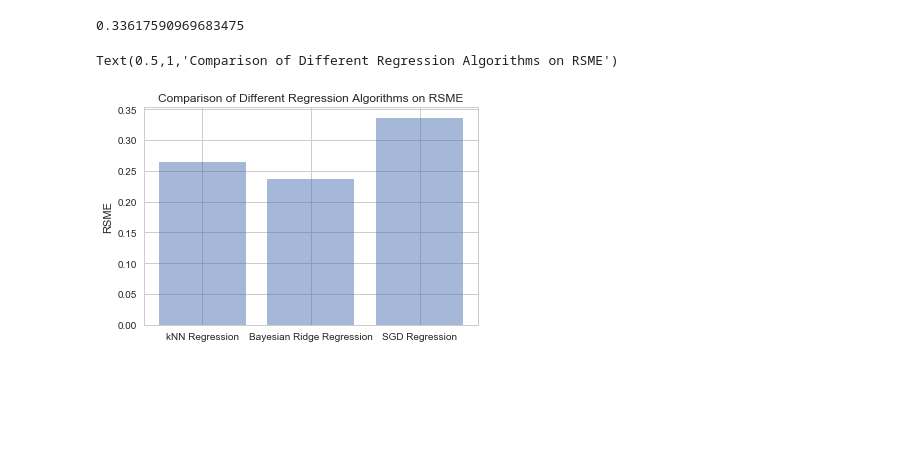
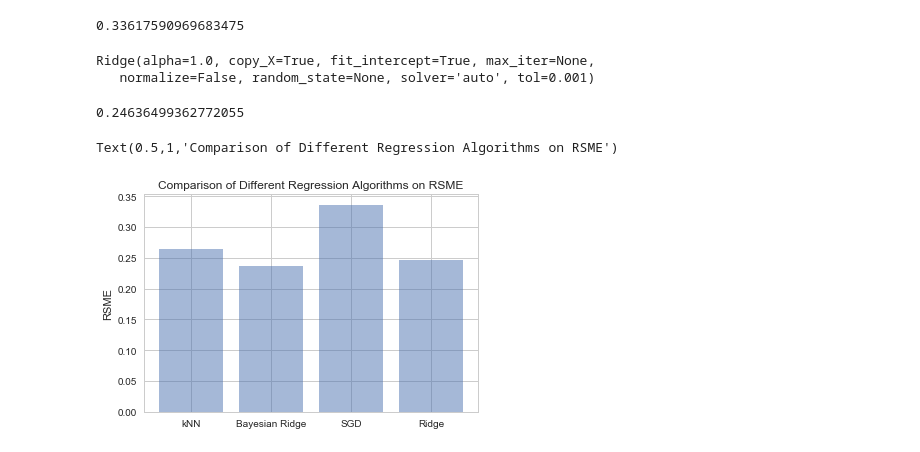
Before and after one commit to Bruce-Decker/CMPE255_GroupProject, a Jupyter notebook: Term_Project.ipynb, the cells around one changed output. Cells and saved outputs as stored; diff of their text form; code cells hidden in the pictures; blank space fills up the shorter version.

```diff
--- a/Term_Project.ipynb
+++ b/Term_Project.ipynb
@@ -214,7 +214,7 @@ it = 0
 for k in range(10):
     it += 1000000
 
-    clf = linear_model.SGDRegressor(max_iter = it, tol = 1e-3)
+    clf = linear_model.SGDRegressor(penalty = 'l1', max_iter = it, tol = 1e-3)
     clf.fit(X_train, y_train)
     y_pred = clf.predict(X_test)
     err = sqrt(mean_squared_error(y_pred, y_test))
@@ -242,15 +245,28 @@ SGD_rsme = np.average(SGD_RSME_values)
 print(SGD_rsme)
 # %% [output]
 0.33617590969683475
+# %%
+from sklearn.linear_model import Ridge
+rd = Ridge(alpha = 1.0)
+rd.fit(X_train, y_train)
+# %% [output]
+Ridge(alpha=1.0, copy_X=True, fit_intercept=True, max_iter=None,
+   normalize=False, random_state=None, solver='auto', tol=0.001)
+# %%
+y_pred = rd.predict(X_test)
+ridge_rsme = sqrt(mean_squared_error(y_pred, y_test))
+print(ridge_rsme)
+# %% [output]
+0.24636499362772055
 # %%
-objects = ('kNN Regression', 'Bayesian Ridge Regression', 'SGD Regression')
+objects = ('kNN', 'Bayesian Ridge', 'SGD', 'Ridge')
 y_pos = np.arange(len(objects))
-performance = [kNN_rsme, bayesian_rsme, SGD_rsme]
+performance = [kNN_rsme, bayesian_rsme, SGD_rsme, ridge_rsme]
 
 plt.bar(y_pos, performance, align = 'center', alpha = 0.5)
 plt.xticks(y_pos, objects)
 plt.ylabel('RSME')
 plt.title('Comparison of Different Regression Algorithms on RSME')
 # %% [output]
 Text(0.5,1,'Comparison of Different Regression Algorithms on RSME')
-[figure, old version]
+[figure, new version]
```
Also changed, not shown: parts of 3 cells of this notebook.
